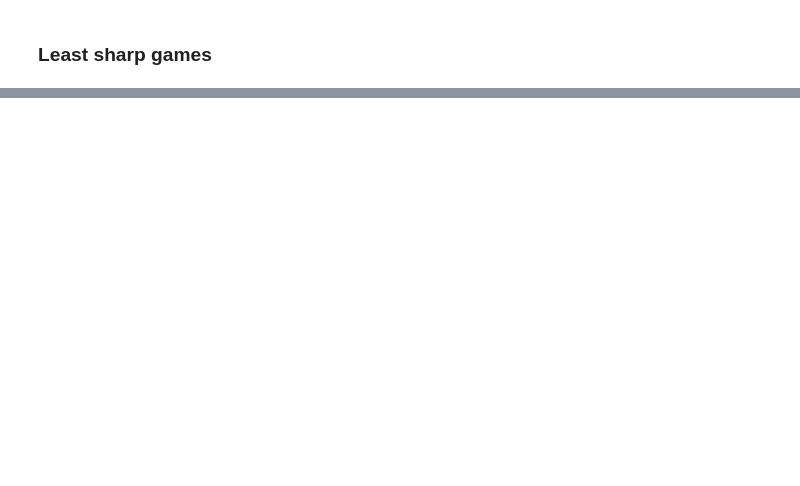
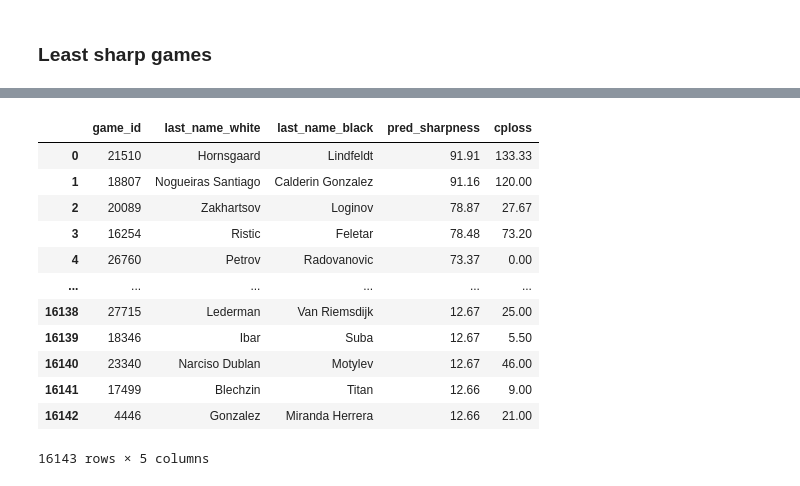
Before and after one commit to cgoldammer/chess-analysis, a Jupyter notebook: position_sharpness.ipynb, the cells around one changed output, grey strips where cells are left out. Cells and saved outputs as stored; diff of their text form; code cells hidden in the pictures; blank space fills up the shorter version.

```diff
--- a/position_sharpness.ipynb
+++ b/position_sharpness.ipynb
@@ -465,0 +476,18 @@ Name: pred_sharpness, dtype: float32
+# %%
+(df_val.groupby(group_vars)[['pred_sharpness', 'cploss']].mean()
+    .sort_values('pred_sharpness', ascending=False)
+    .reset_index())
+# %% [output]
+|  | game_id | last_name_white | last_name_black | pred_sharpness | cploss |
+| 0 | 21510 | Hornsgaard | Lindfeldt | 91.91 | 133.33 |
+| 1 | 18807 | Nogueiras Santiago | Calderin Gonzalez | 91.16 | 120.00 |
+| 2 | 20089 | Zakhartsov | Loginov | 78.87 | 27.67 |
+| 3 | 16254 | Ristic | Feletar | 78.48 | 73.20 |
+| 4 | 26760 | Petrov | Radovanovic | 73.37 | 0.00 |
+| ... | ... | ... | ... | ... | ... |
+| 16138 | 27715 | Lederman | Van Riemsdijk | 12.67 | 25.00 |
+| 16139 | 18346 | Ibar | Suba | 12.67 | 5.50 |
+| 16140 | 23340 | Narciso Dublan | Motylev | 12.67 | 46.00 |
+| 16141 | 17499 | Blechzin | Titan | 12.66 | 9.00 |
+| 16142 | 4446 | Gonzalez | Miranda Herrera | 12.66 | 21.00 |
+16143 rows × 5 columns
```
Also changed, not shown: parts of 37 cells of this notebook, 2 other files.
